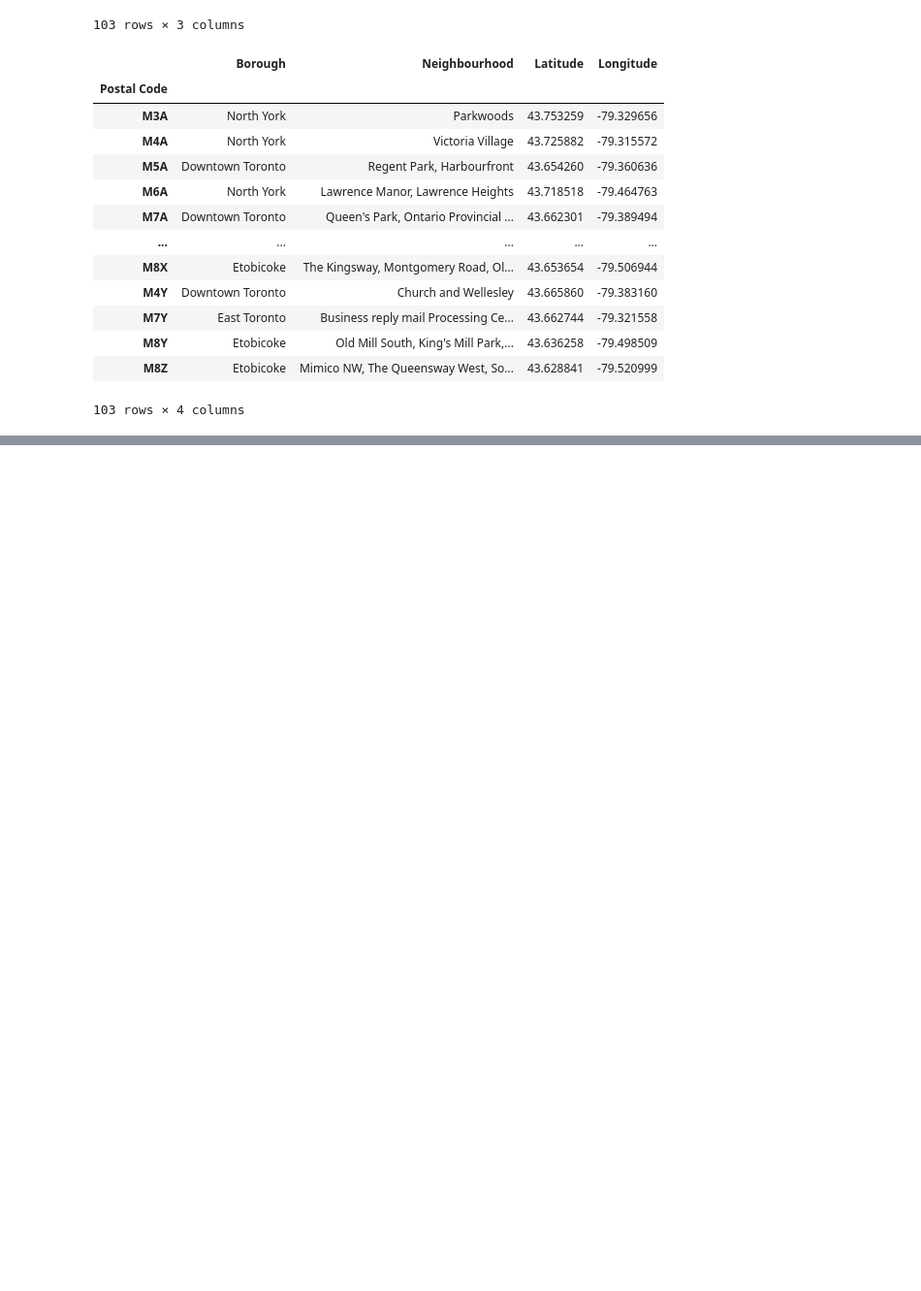
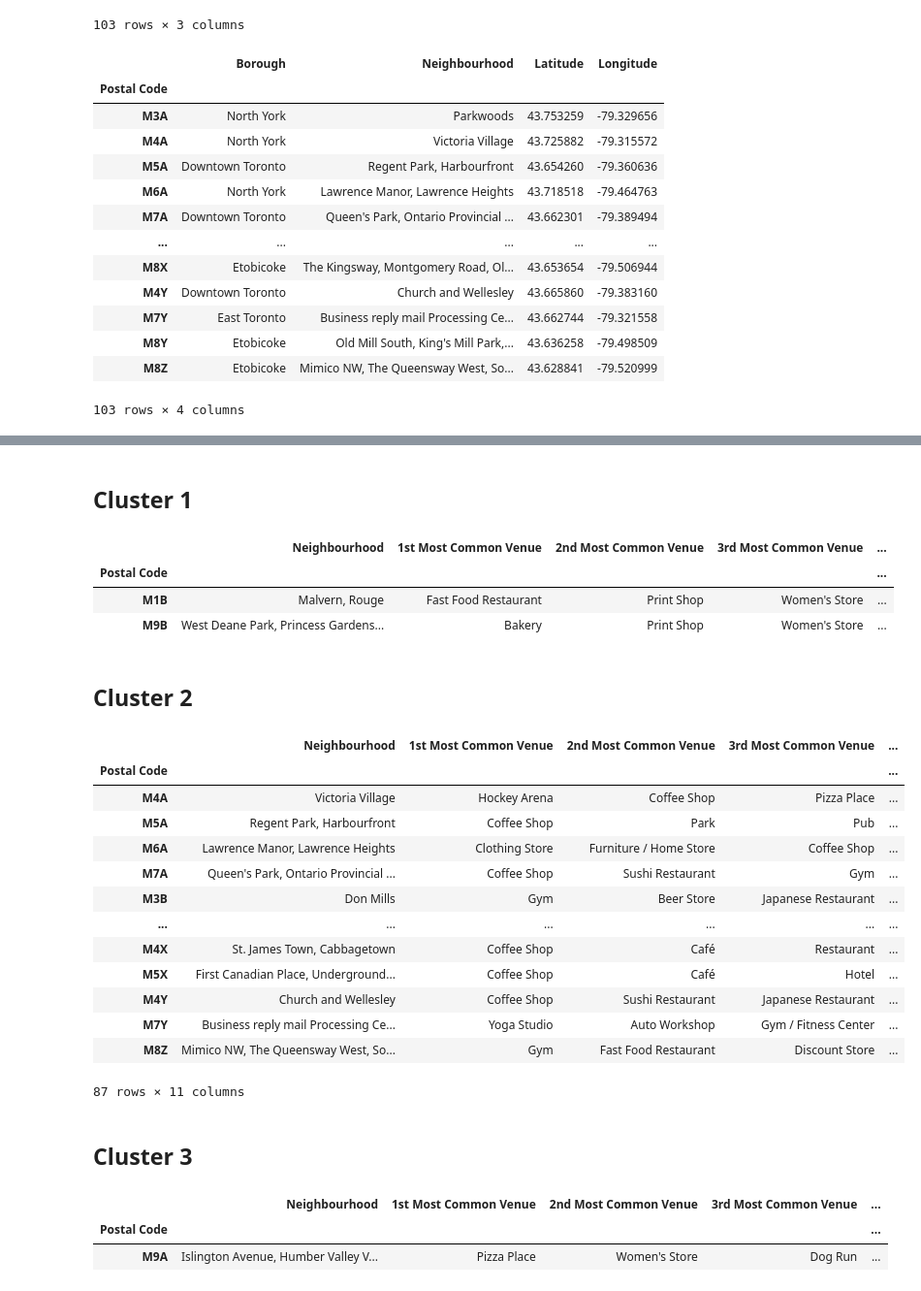
Before and after one commit to FavorMylikes/Coursera_Capstone, a Jupyter notebook: segmenting-and-clustering-neighborhoods-in-toronto.ipynb, the cells around one changed output, grey strips where cells are left out. Shown at 97% size. Saved outputs shown, nothing was run; the diff lists cells and outputs as text; code cells hidden in the pictures; blank space fills up the shorter version.

```diff
--- a/segmenting-and-clustering-neighborhoods-in-toronto.ipynb
+++ b/segmenting-and-clustering-neighborhoods-in-toronto.ipynb
@@ -104,0 +365,10 @@ df_table
+# %%
+
+# set number of clusters
+k_num_clusters = 5
+
+toronto_grouped_clustering = toronto_grouped.drop('Neighborhood', 1)
+
+# run k-means clustering
+kmeans = KMeans(n_clusters=k_num_clusters, random_state=0).fit(toronto_grouped_clustering)
+kmeans
@@ -104,0 +389,8 @@ df_table
+# %%
+neighborhoods_venues_sorted.insert(0, 'Cluster Labels', kmeans.labels_)
+# %%
+toronto_merged = df_table
+
+toronto_merged = toronto_merged.join(neighborhoods_venues_sorted.set_index('Neighborhood'), on='Neighbourhood')
+
+toronto_merged.head()
@@ -104,0 +407,2 @@ df_table
+# %%
+toronto_merged_nonan = toronto_merged.dropna(subset=['Cluster Labels'])
@@ -104,0 +438,36 @@ df_table
+# %% [markdown]
+## Cluster 1
+# %%
+toronto_merged_nonan.loc[toronto_merged_nonan['Cluster Labels'] == 0, toronto_merged_nonan.columns[[1] + list(range(5, toronto_merged_nonan.shape[1]))]]
+# %% [output]
+|  | Neighbourhood | 1st Most Common Venue | 2nd Most Common Venue | 3rd Most Common Venue | ... |
+| Postal Code |  |  |  |  | ... |
+| M1B | Malvern, Rouge | Fast Food Restaurant | Print Shop | Women's Store | ... |
+| M9B | West Deane Park, Princess Gardens... | Bakery | Print Shop | Women's Store | ... |
+# %% [markdown]
+## Cluster 2
+# %%
+toronto_merged_nonan.loc[toronto_merged_nonan['Cluster Labels'] == 1, toronto_merged_nonan.columns[[1] + list(range(5, toronto_merged_nonan.shape[1]))]]
+# %% [output]
+|  | Neighbourhood | 1st Most Common Venue | 2nd Most Common Venue | 3rd Most Common Venue | ... |
+| Postal Code |  |  |  |  | ... |
+| M4A | Victoria Village | Hockey Arena | Coffee Shop | Pizza Place | ... |
+| M5A | Regent Park, Harbourfront | Coffee Shop | Park | Pub | ... |
+| M6A | Lawrence Manor, Lawrence Heights | Clothing Store | Furniture / Home Store | Coffee Shop | ... |
+| M7A | Queen's Park, Ontario Provincial ... | Coffee Shop | Sushi Restaurant | Gym | ... |
+| M3B | Don Mills | Gym | Beer Store | Japanese Restaurant | ... |
+| ... | ... | ... | ... | ... | ... |
+| M4X | St. James Town, Cabbagetown | Coffee Shop | Café | Restaurant | ... |
+| M5X | First Canadian Place, Underground... | Coffee Shop | Café | Hotel | ... |
+| M4Y | Church and Wellesley | Coffee Shop | Sushi Restaurant | Japanese Restaurant | ... |
+| M7Y | Business reply mail Processing Ce... | Yoga Studio | Auto Workshop | Gym / Fitness Center | ... |
+| M8Z | Mimico NW, The Queensway West, So... | Gym | Fast Food Restaurant | Discount Store | ... |
+87 rows × 11 columns
+# %% [markdown]
+## Cluster 3
+# %%
+toronto_merged_nonan.loc[toronto_merged_nonan['Cluster Labels'] == 2, toronto_merged_nonan.columns[[1] + list(range(5, toronto_merged_nonan.shape[1]))]]
+# %% [output]
+|  | Neighbourhood | 1st Most Common Venue | 2nd Most Common Venue | 3rd Most Common Venue | ... |
+| Postal Code |  |  |  |  | ... |
+| M9A | Islington Avenue, Humber Valley V... | Pizza Place | Women's Store | Dog Run | ... |
```
Also changed, not shown: parts of 39 cells of this notebook.
